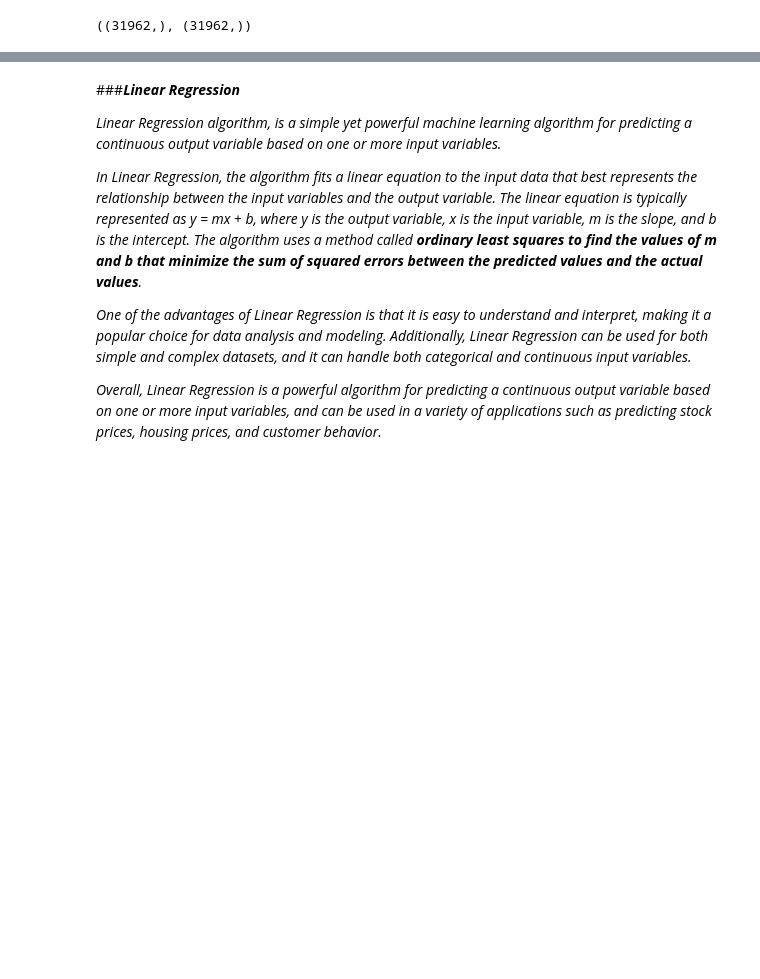
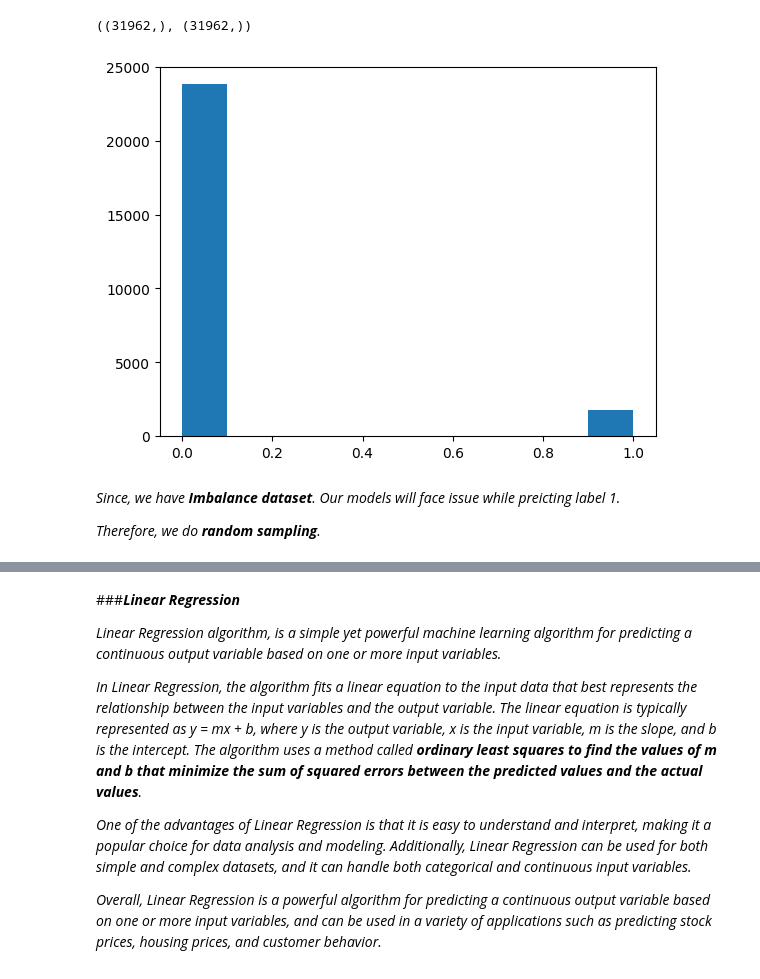
Before and after one commit to amitoshacharya/Twitter_Sentiment_Analysis, a Jupyter notebook: NLP_Twitter_Sentiment_Analysis.ipynb, the cells around one changed output, grey strips where cells are left out. Saved outputs shown, nothing was run; the diff lists cells and outputs as text; code cells hidden in the pictures; blank space fills up the shorter version.

```diff
--- a/NLP_Twitter_Sentiment_Analysis.ipynb
+++ b/NLP_Twitter_Sentiment_Analysis.ipynb
@@ -207,3 +207,12 @@ x_train, x_test, y_train, y_test = train_test_split(x, y , test_size=.20, shuffl
 x.shape, y.shape
 # %% [output]
 ((31962,), (31962,))
+# %%
+plt.hist(y_train)
+plt.show()
+# %% [output]
+[figure, added]
+# %% [markdown]
+*Since, we have **Imbalance dataset**. Our models will face issue while preicting label 1.*
+
+*Therefore, we do **random sampling**.*
```
Also changed, not shown: parts of 34 cells of this notebook.
